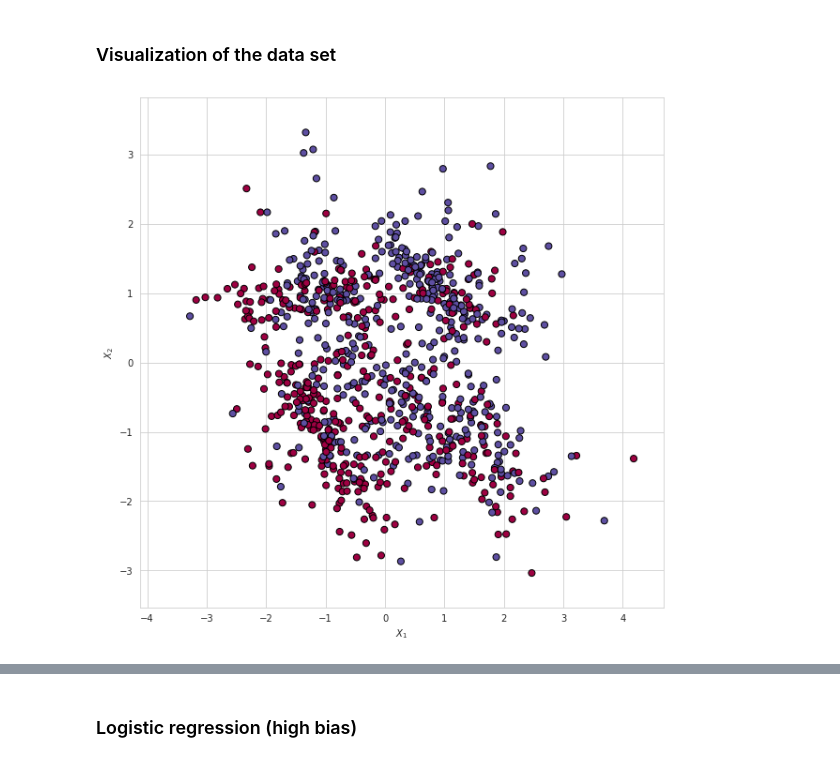
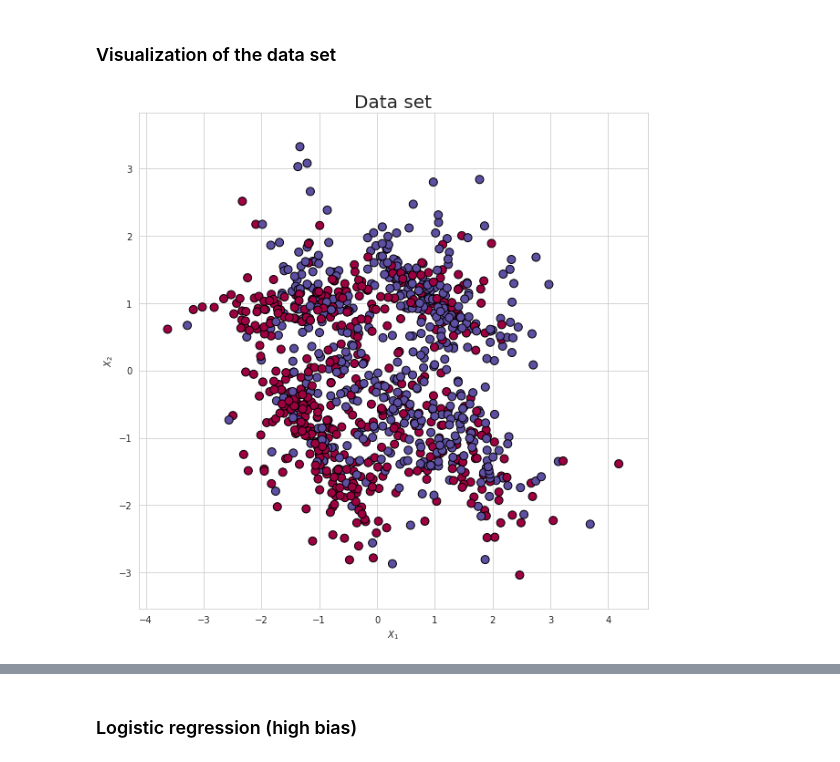
Before and after one commit to SkalskiP/ILearnDeepLearning.py, a Jupyter notebook: 02_exploring_overfitting/Exploring overfitting.ipynb, the cells around one changed output, grey strips where cells are left out. Drawn from its saved outputs; the diff is of its cells as text; code cells hidden in the pictures.

```diff
--- a/02_exploring_overfitting/Exploring overfitting.ipynb
+++ b/02_exploring_overfitting/Exploring overfitting.ipynb
@@ -83,10 +73,11 @@ def make_plot(XX, YY, preds, plot_name, file_name):
 # %%
 plt.figure(figsize=(10,10))
 axes = plt.gca()
 axes.set_xlim([x_min,x_max])
 axes.set_ylim([y_min,y_max])
 axes.set(xlabel="$X_1$", ylabel="$X_2$")
-plt.scatter(X_train[:, 0], X_train[:, 1], c=y_train.ravel(), s=50, cmap=plt.cm.Spectral, edgecolors='black');
-# plt.savefig("dataset.png")
+plt.title("Data set", fontsize=20)
+plt.scatter(X[:, 0], X[:, 1], c=y.ravel(), s=80, cmap=plt.cm.Spectral, edgecolors='black');
+plt.savefig("dataset.png")
 # %% [output]
-[figure, old version]
+[figure, new version]
```
Also changed, not shown: parts of 16 cells of this notebook.
